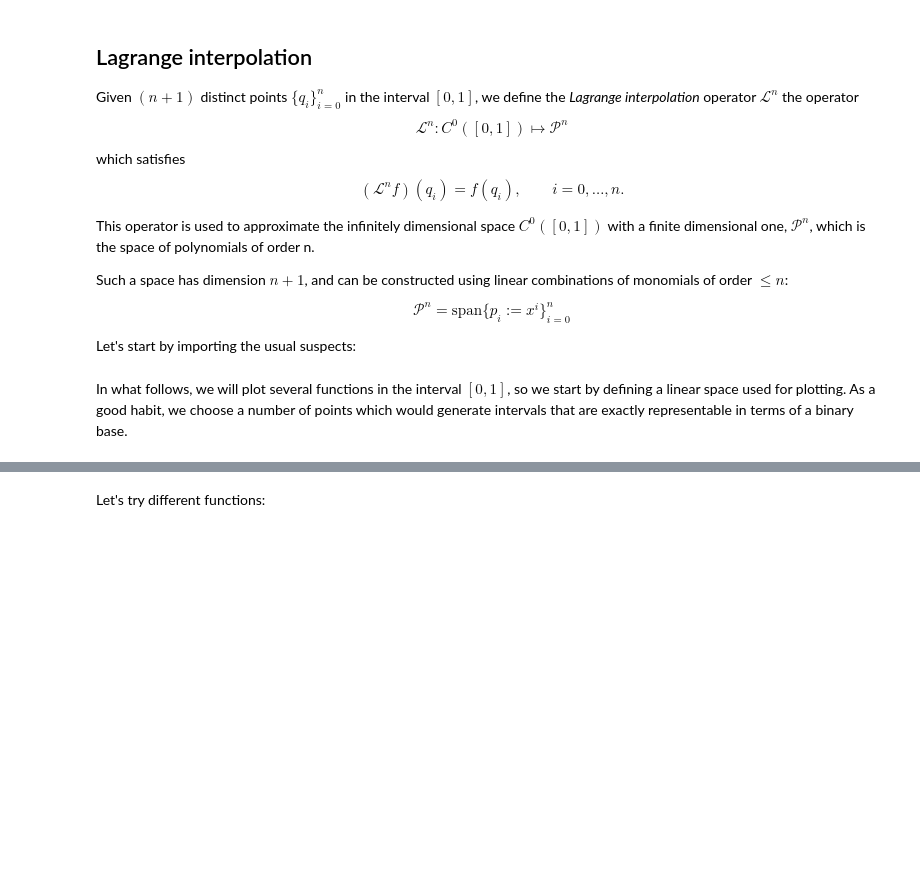
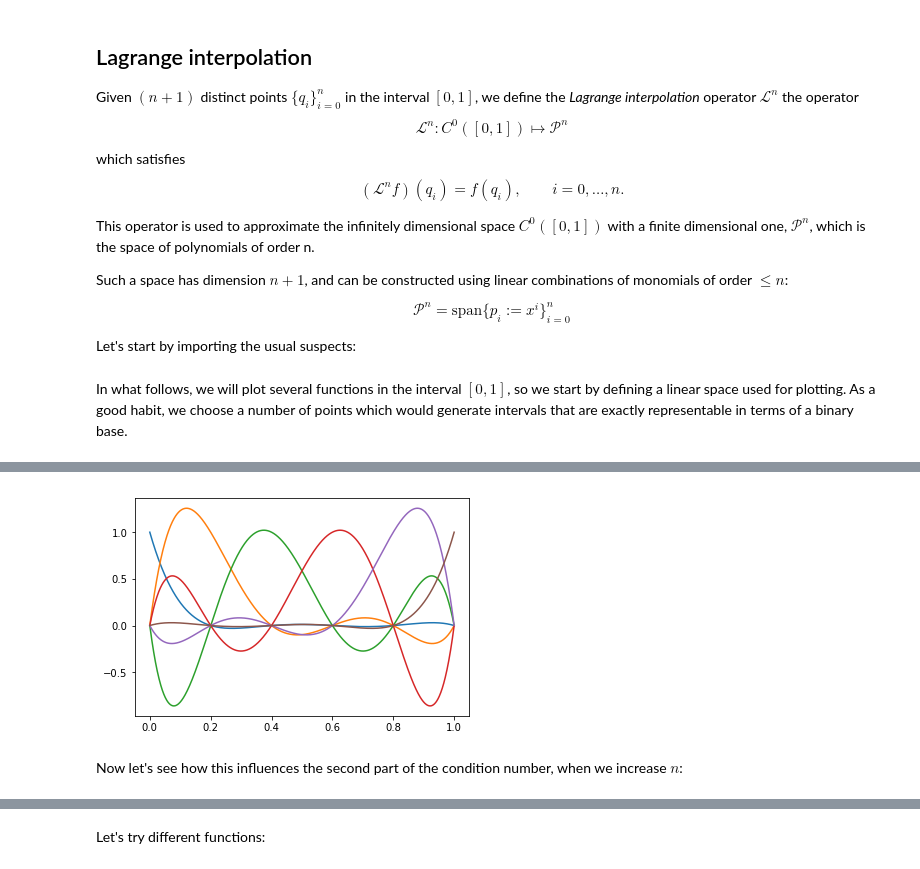
Before and after one commit to sissa/P1.4_seed, a Jupyter notebook: notes/01_interpolation.ipynb, the cells around one changed output, grey strips where cells are left out. Saved outputs shown, nothing was run; the diff lists cells and outputs as text; code cells hidden in the pictures; blank space fills up the shorter version.

```diff
--- a/notes/01_interpolation.ipynb
+++ b/notes/01_interpolation.ipynb
@@ -174,0 +245,9 @@ Now the interpolation in the sampling points is simply:
+# %%
+Ainv = linalg.inv(A)
+Ln2 = Pn.dot(Ainv)
+# %%
+_ = plot(x, Ln2)
+# %% [output]
+[figure, added]
+# %% [markdown]
+Now let's see how this influences the second part of the condition number, when we increase $n$:
```
Also changed, not shown: parts of 16 cells of this notebook, 1 other file.
